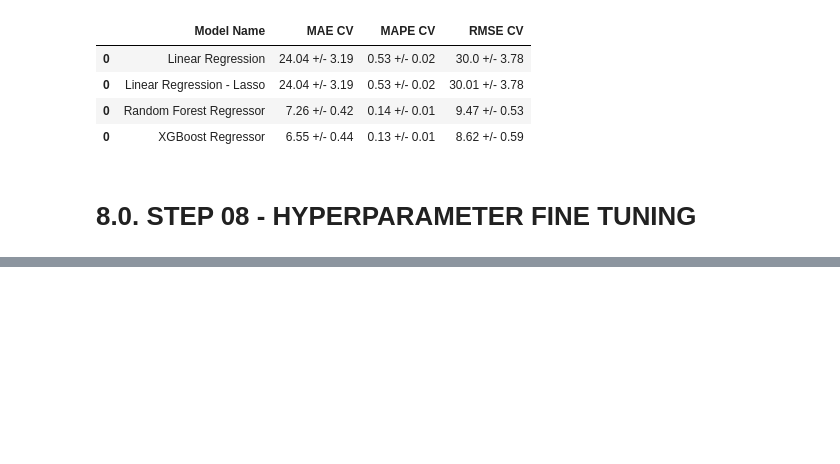
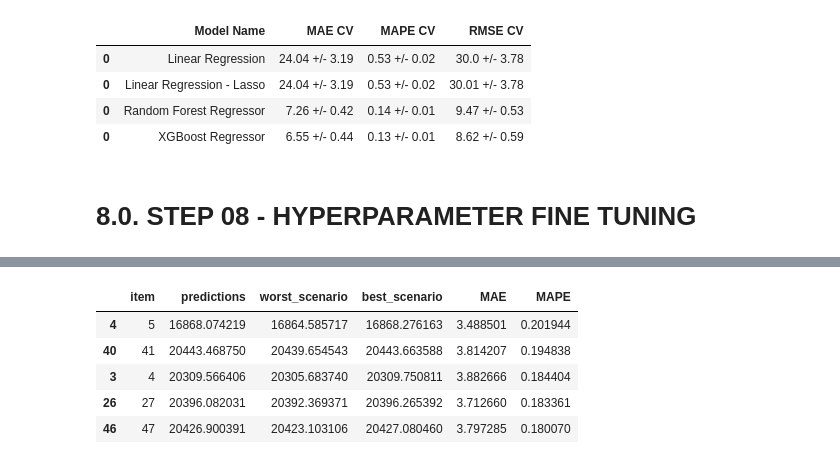
Before and after one commit to huyen2510/Store_Item_Demand, a Jupyter notebook: Store_Item_Demand.ipynb, the cells around one changed output, grey strips where cells are left out. Cells and saved outputs as stored; diff of their text form; code cells hidden in the pictures; blank space fills up the shorter version.

```diff
--- a/Store_Item_Demand.ipynb
+++ b/Store_Item_Demand.ipynb
@@ -855,0 +965,18 @@ modelling_result_cv
+# %%
+# sum of predictions
+df93 = df9[['item', 'predictions']].groupby( 'item' ).sum().reset_index()
+
+# MAE e MAPE
+df9_aux4 = df9[['item', 'sales', 'predictions']].groupby( 'item' ).apply( lambda x: mean_absolute_error( x['sales'], x['predictions'] ) ).reset_index().rename( columns={0:'MAE'} )
+df9_aux5 = df9[['item', 'sales', 'predictions']].groupby( 'item' ).apply( lambda x: mean_absolute_percentage_error( x['sales'], x['predictions'] ) ).reset_index().rename( columns={0:'MAPE'} )
+
+# Merge
+df9_aux6 = pd.merge( df9_aux4, df9_aux5, how='inner', on='item' )
+df94 = pd.merge( df93, df9_aux6, how='inner', on='item' )
+
+# Scenarios
+df94['worst_scenario'] = df94['predictions'] - df94['MAE']
+df94['best_scenario'] = df94['predictions'] + df94['MAPE']
+
+# order columns
+df94 = df94[['item', 'predictions', 'worst_scenario', 'best_scenario', 'MAE', 'MAPE']]
@@ -855,0 +1010,9 @@ modelling_result_cv
+# %%
+df94.sort_values( 'MAPE', ascending=False ).head()
+# %% [output]
+|  | item | predictions | worst_scenario | best_scenario | MAE | MAPE |
+| 4 | 5 | 16868.074219 | 16864.585717 | 16868.276163 | 3.488501 | 0.201944 |
+| 40 | 41 | 20443.468750 | 20439.654543 | 20443.663588 | 3.814207 | 0.194838 |
+| 3 | 4 | 20309.566406 | 20305.683740 | 20309.750811 | 3.882666 | 0.184404 |
+| 26 | 27 | 20396.082031 | 20392.369371 | 20396.265392 | 3.712660 | 0.183361 |
+| 46 | 47 | 20426.900391 | 20423.103106 | 20427.080460 | 3.797285 | 0.180070 |
```
Also changed, not shown: parts of 15 cells of this notebook.
